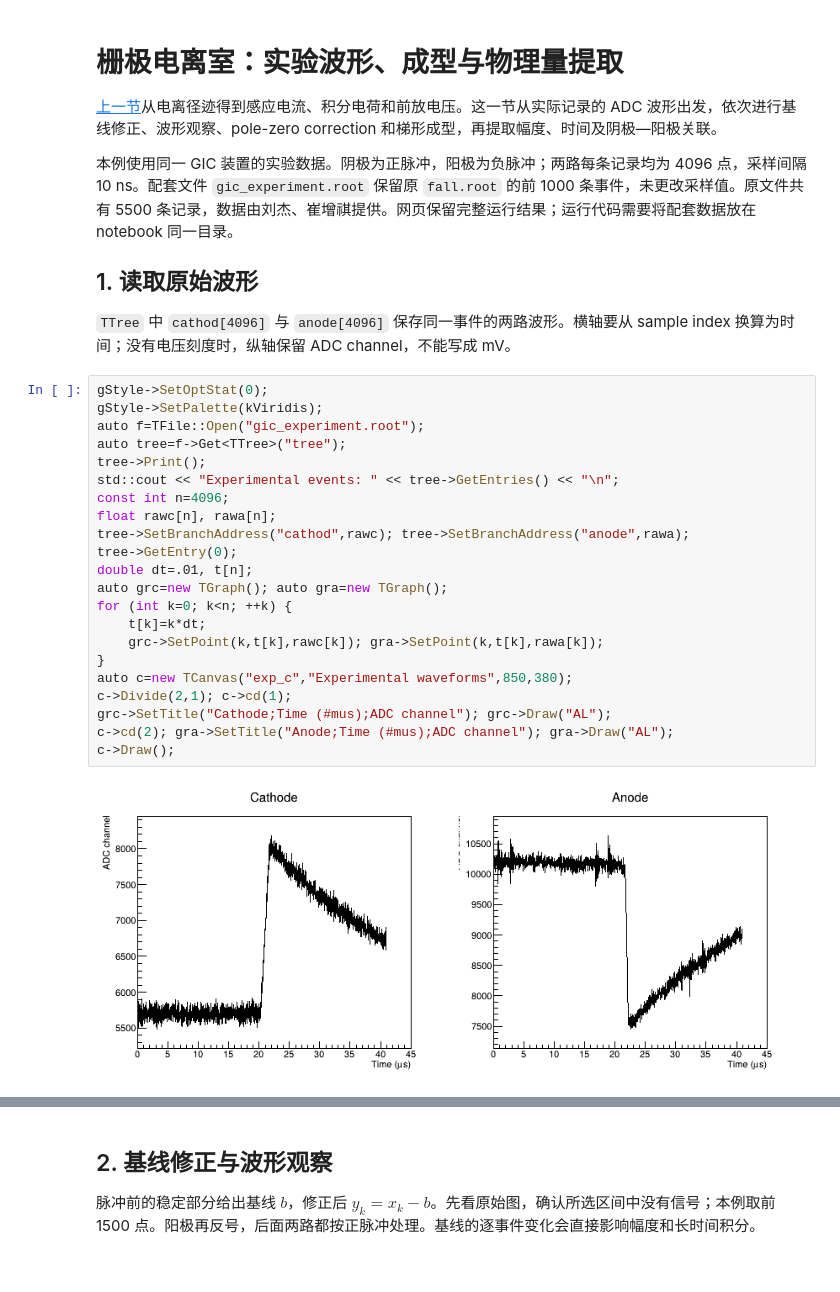
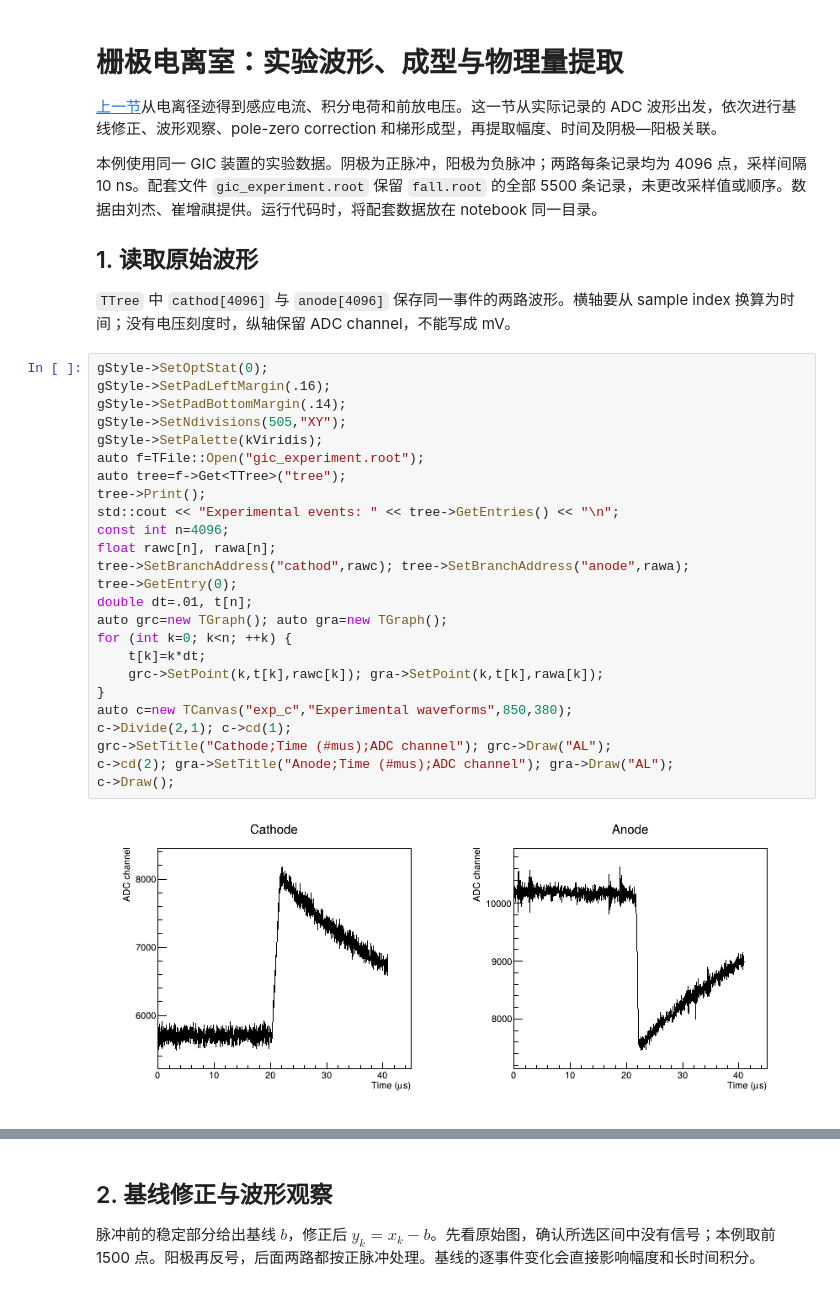
Before and after one commit to zhihuanli/Experimental-Method-in-Nuclear-Physics, a Jupyter notebook: chapt4/GIC/Experimental_Data_Analysis_CPP.ipynb, the cells around one changed output, grey strips where cells are left out. Drawn from its saved outputs; the diff is of its cells as text.

```diff
--- a/chapt4/GIC/Experimental_Data_Analysis_CPP.ipynb
+++ b/chapt4/GIC/Experimental_Data_Analysis_CPP.ipynb
@@ -3,32 +3,35 @@
 
 [上一节](GIC_simulation.html)从电离径迹得到感应电流、积分电荷和前放电压。这一节从实际记录的 ADC 波形出发，依次进行基线修正、波形观察、pole-zero correction 和梯形成型，再提取幅度、时间及阴极—阳极关联。
 
-本例使用同一 GIC 装置的实验数据。阴极为正脉冲，阳极为负脉冲；两路每条记录均为 4096 点，采样间隔 10 ns。配套文件 `gic_experiment.root` 保留原 `fall.root` 的前 1000 条事件，未更改采样值。原文件共有 5500 条记录，数据由刘杰、崔增祺提供。网页保留完整运行结果；运行代码需要将配套数据放在 notebook 同一目录。
+本例使用同一 GIC 装置的实验数据。阴极为正脉冲，阳极为负脉冲；两路每条记录均为 4096 点，采样间隔 10 ns。配套文件 `gic_experiment.root` 保留 `fall.root` 的全部 5500 条记录，未更改采样值或顺序。数据由刘杰、崔增祺提供。运行代码时，将配套数据放在 notebook 同一目录。
 
 ## 1. 读取原始波形
 
 `TTree` 中 `cathod[4096]` 与 `anode[4096]` 保存同一事件的两路波形。横轴要从 sample index 换算为时间；没有电压刻度时，纵轴保留 ADC channel，不能写成 mV。
 # %%
 gStyle->SetOptStat(0);
+gStyle->SetPadLeftMargin(.16);
+gStyle->SetPadBottomMargin(.14);
+gStyle->SetNdivisions(505,"XY");
 gStyle->SetPalette(kViridis);
 auto f=TFile::Open("gic_experiment.root");
 auto tree=f->Get<TTree>("tree");
 tree->Print();
 std::cout << "Experimental events: " << tree->GetEntries() << "\n";
 const int n=4096;
 float rawc[n], rawa[n];
 tree->SetBranchAddress("cathod",rawc); tree->SetBranchAddress("anode",rawa);
 tree->GetEntry(0);
 double dt=.01, t[n];
 auto grc=new TGraph(); auto gra=new TGraph();
 for (int k=0; k<n; ++k) {
     t[k]=k*dt;
     grc->SetPoint(k,t[k],rawc[k]); gra->SetPoint(k,t[k],rawa[k]);
 }
 auto c=new TCanvas("exp_c","Experimental waveforms",850,380);
 c->Divide(2,1); c->cd(1);
 grc->SetTitle("Cathode;Time (#mus);ADC channel"); grc->Draw("AL");
 c->cd(2); gra->SetTitle("Anode;Time (#mus);ADC channel"); gra->Draw("AL");
 c->Draw();
 # %% [output]
-[figure, old version]
+[figure, new version]
```
Also changed, not shown: parts of 22 cells of this notebook, 44 other files.
